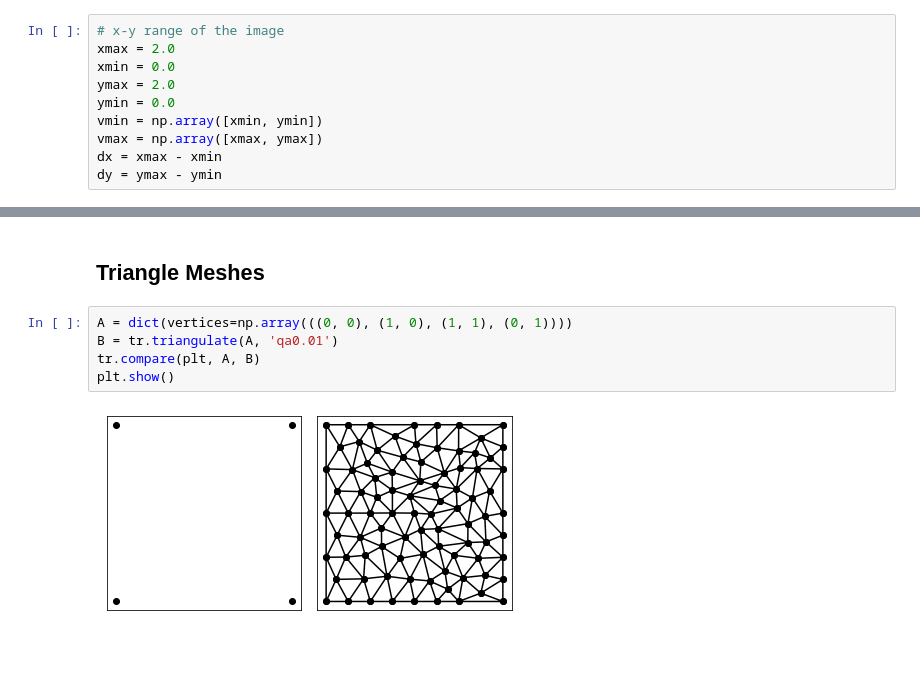
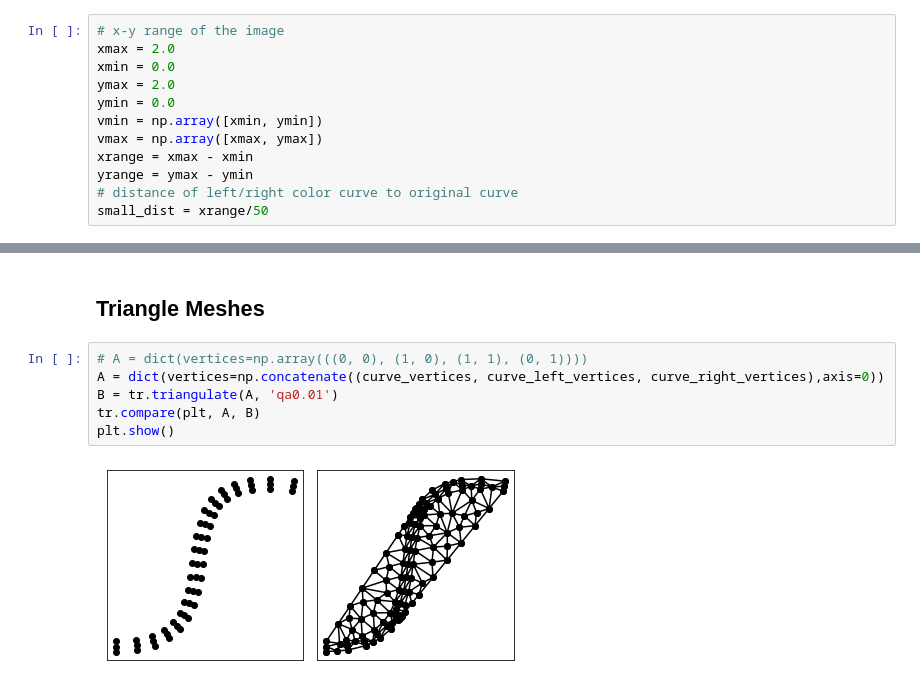
Before and after one commit to weixinl/GeometricModeling, a Jupyter notebook: DiffusionCurve/DiffusionCurve.ipynb, the cells around one changed output, grey strips where cells are left out. Drawn from its saved outputs; the diff is of its cells as text; blank space fills up the shorter version.

Commit message:
left and right curves, triangle meshes

```diff
--- a/DiffusionCurve/DiffusionCurve.ipynb
+++ b/DiffusionCurve/DiffusionCurve.ipynb
@@ -16,7 +16,9 @@ ymax = 2.0
 ymin = 0.0
 vmin = np.array([xmin, ymin])
 vmax = np.array([xmax, ymax])
-dx = xmax - xmin
-dy = ymax - ymin
+xrange = xmax - xmin
+yrange = ymax - ymin
+# distance of left/right color curve to original curve
+small_dist = xrange/50
 # %%
 def cubic_bezier(_t, _v0, _v1, _v2, _v3):
@@ -40,9 +76,10 @@ create_cubic_bezier_spline_data()
 # %% [markdown]
 ## Triangle Meshes
 # %%
-A = dict(vertices=np.array(((0, 0), (1, 0), (1, 1), (0, 1))))
+# A = dict(vertices=np.array(((0, 0), (1, 0), (1, 1), (0, 1))))
+A = dict(vertices=np.concatenate((curve_vertices, curve_left_vertices, curve_right_vertices),axis=0))
 B = tr.triangulate(A, 'qa0.01')
 tr.compare(plt, A, B)
 plt.show()
 # %% [output]
-[figure, old version]
+[figure, new version]
```
Also changed, not shown: parts of 1 cell of this notebook.
